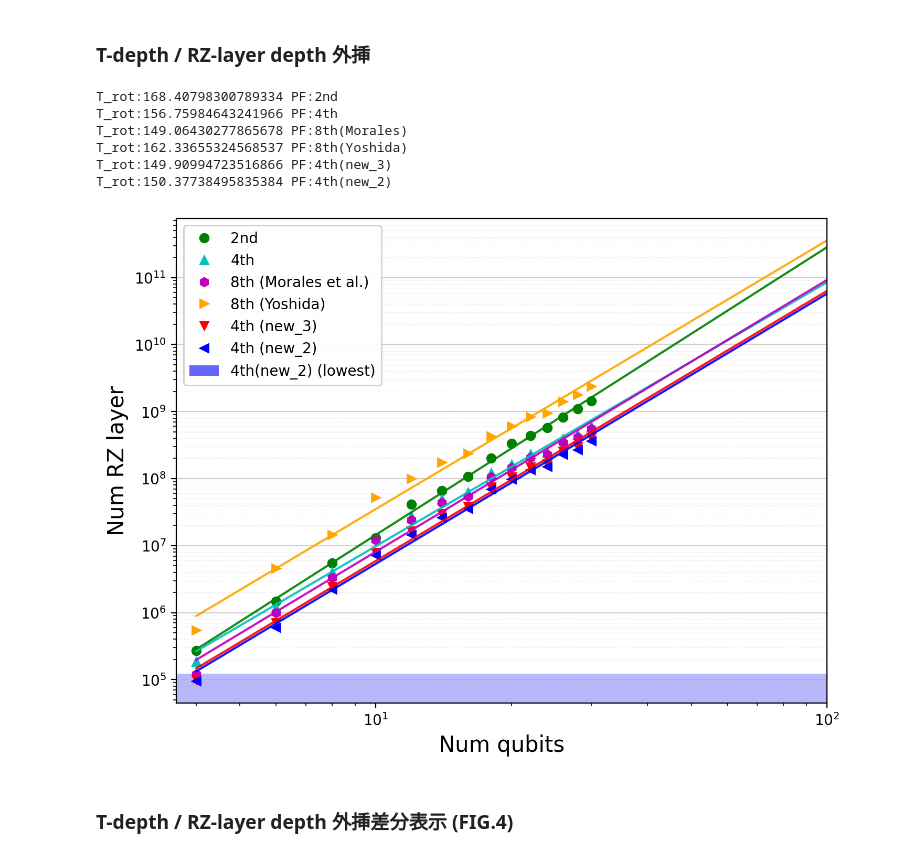
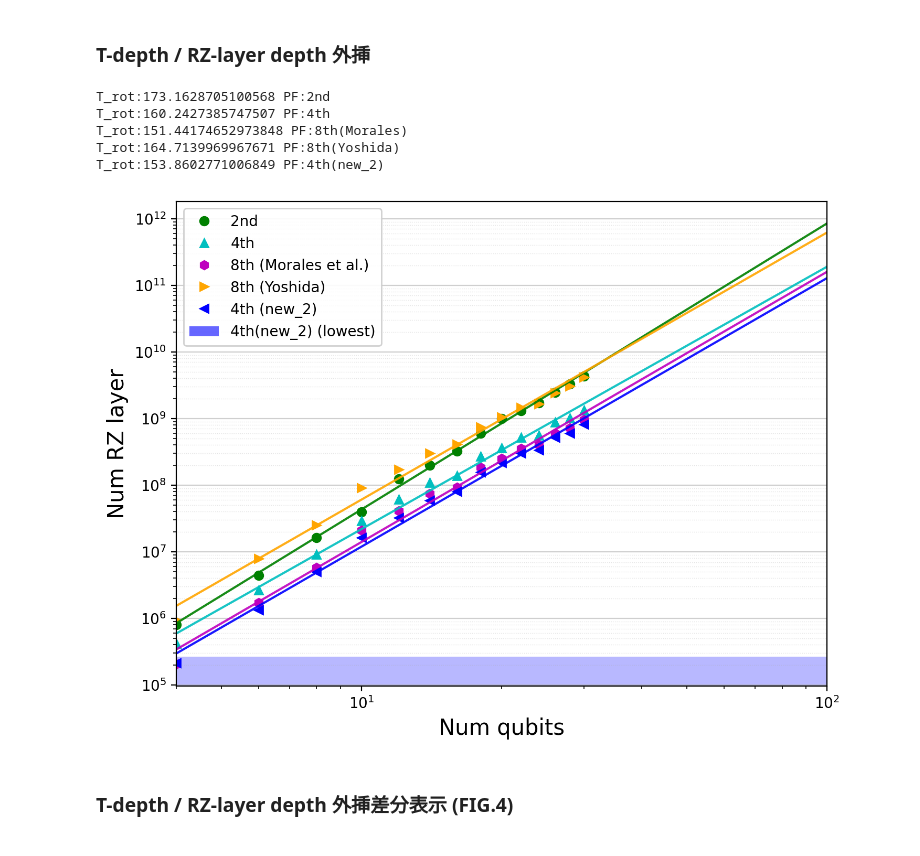
Before and after one commit to HIROMU1015/Evaluation_numGate_highorder_DF, a Jupyter notebook: abe_trotter_project.ipynb, the cells around one changed output. Saved outputs shown, nothing was run; the diff lists cells and outputs as text; code cells hidden in the pictures.

```diff
--- a/abe_trotter_project.ipynb
+++ b/abe_trotter_project.ipynb
@@ -296,17 +278,17 @@ H15_sto-3g_triplet_1+_distance_100_charge_1
 ### T-depth / RZ-layer depth 外挿
 # %%
 import trotterlib as tl
-n_w_list = ['2nd', '4th', '8th(Morales)', '8th(Yoshida)', '4th(new_3)', '4th(new_2)'] # 比較するPF
+n_w_list = ['2nd', '4th', '8th(Morales)', '8th(Yoshida)', '4th(new_2)'] # 比較するPF
+# n_w_list = ['2nd', '4th', '8th(Morales)', '8th(Yoshida)'] # 比較するPF
 H_chain = 15
 tl.t_depth_extrapolation(H_chain, n_w_list, rz_layer=True)
 # %% [output]
-T_rot:168.40798300789334 PF:2nd
-T_rot:156.75984643241966 PF:4th
-T_rot:149.06430277865678 PF:8th(Morales)
-T_rot:162.33655324568537 PF:8th(Yoshida)
-T_rot:149.90994723516866 PF:4th(new_3)
-T_rot:150.37738495835384 PF:4th(new_2)
+T_rot:173.1628705100568 PF:2nd
+T_rot:160.2427385747507 PF:4th
+T_rot:151.44174652973848 PF:8th(Morales)
+T_rot:164.7139969967671 PF:8th(Yoshida)
+T_rot:153.8602771006849 PF:4th(new_2)
-[figure, old version]
+[figure, new version]
 # %% [markdown]
 ### T-depth / RZ-layer depth 外挿差分表示 (FIG.4)
 # %%
```
Also changed, not shown: parts of 3 cells of this notebook, 32 other files.
